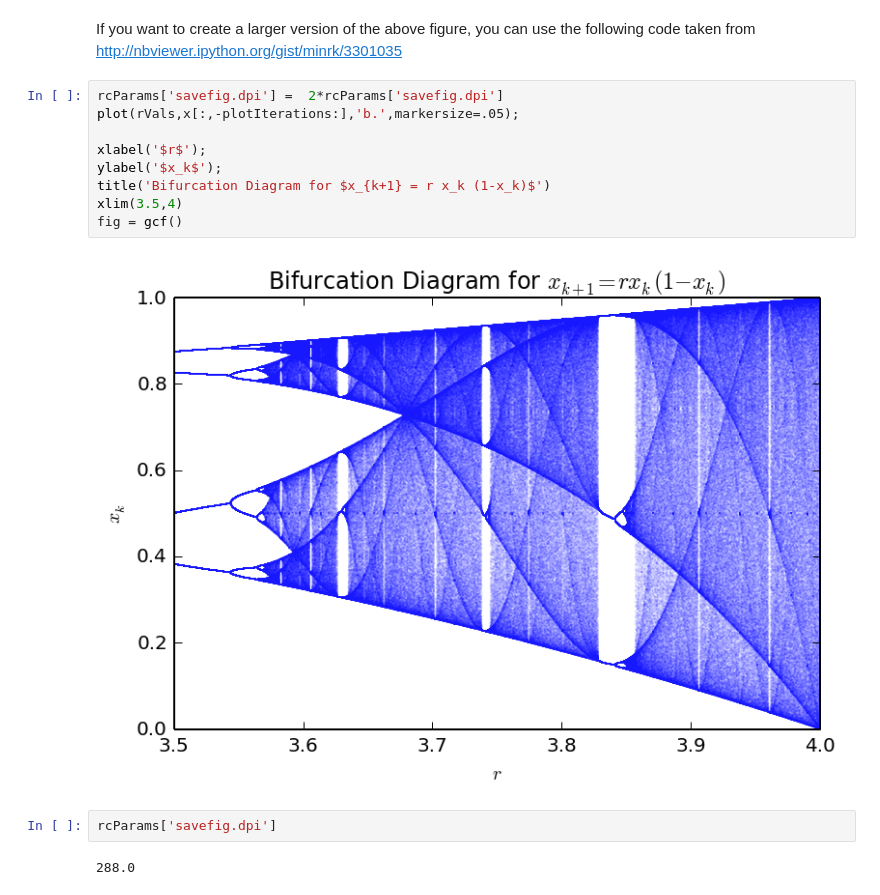
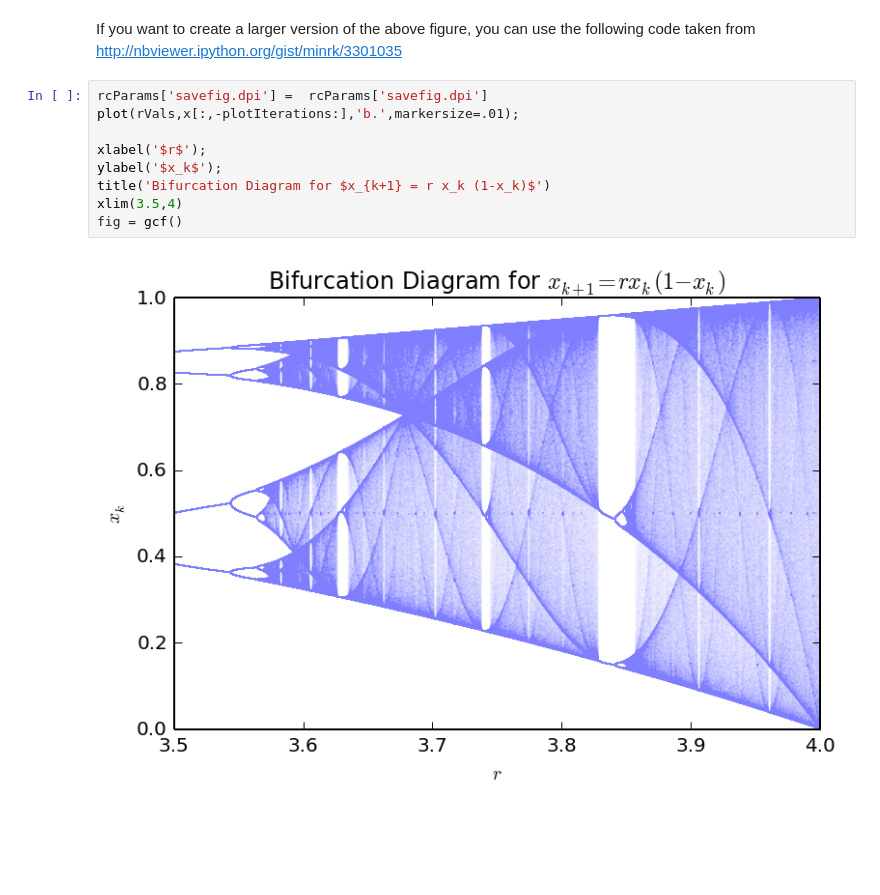
Before and after one commit to oliveras/dyn-sys, a Jupyter notebook: Bifurcation Diagrams in Python.ipynb, the cells around one changed output. Cells and saved outputs as stored; diff of their text form; blank space fills up the shorter version.

```diff
--- a/Bifurcation Diagrams in Python.ipynb
+++ b/Bifurcation Diagrams in Python.ipynb
@@ -73,17 +74,13 @@ fig = gcf()
 # %% [markdown]
 If you want to create a larger version of the above figure, you can use the following code taken from http://nbviewer.ipython.org/gist/minrk/3301035
 # %%
-rcParams['savefig.dpi'] =  2*rcParams['savefig.dpi']
-plot(rVals,x[:,-plotIterations:],'b.',markersize=.05);
+rcParams['savefig.dpi'] =  rcParams['savefig.dpi']
+plot(rVals,x[:,-plotIterations:],'b.',markersize=.01);
 
 xlabel('$r$');
 ylabel('$x_k$');
 title('Bifurcation Diagram for $x_{k+1} = r x_k (1-x_k)$')
 xlim(3.5,4)
 fig = gcf()
 # %% [output]
-[figure, old version]
+[figure, new version]
-# %%
-rcParams['savefig.dpi']
-# %% [output]
-288.0
```
Also changed, not shown: parts of 6 cells of this notebook.
